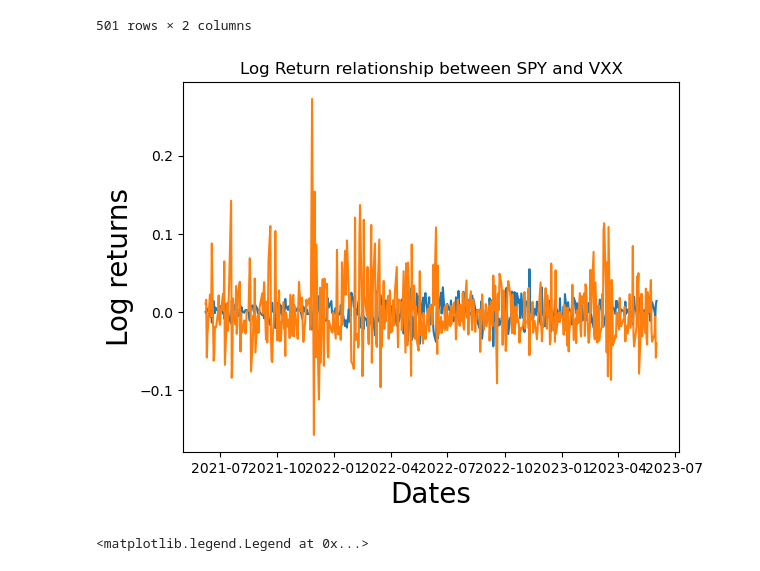
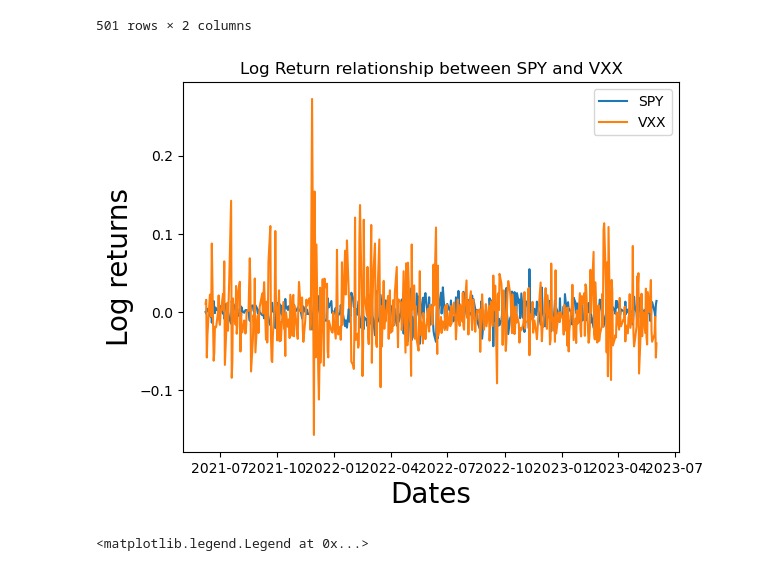
Before and after one commit to adisa4sure/Wqt_Capstone_Project_Group5477, a Jupyter notebook: code/wqu_capstone_proj4.ipynb, the cells around one changed output. Saved outputs shown, nothing was run; the diff lists cells and outputs as text; code cells hidden in the pictures.

```diff
--- a/code/wqu_capstone_proj4.ipynb
+++ b/code/wqu_capstone_proj4.ipynb
@@ -295,11 +298,12 @@ df
 # %%
 plt.plot(df)
 plt.title('Log Return relationship between SPY and VXX')
 plt.xlabel('Dates', fontsize=20)
 plt.ylabel('Log returns', fontsize=20)
+plt.legend(df.columns)
 plt.show()
 # %% [output]
-[figure, old version]
+[figure, new version]
 # %%
 fig,(ax1,ax2) = plt.subplots(1, 2, figsize = (35,5))
 fig.suptitle('price return')
```
Also changed, not shown: parts of 9 cells of this notebook.
